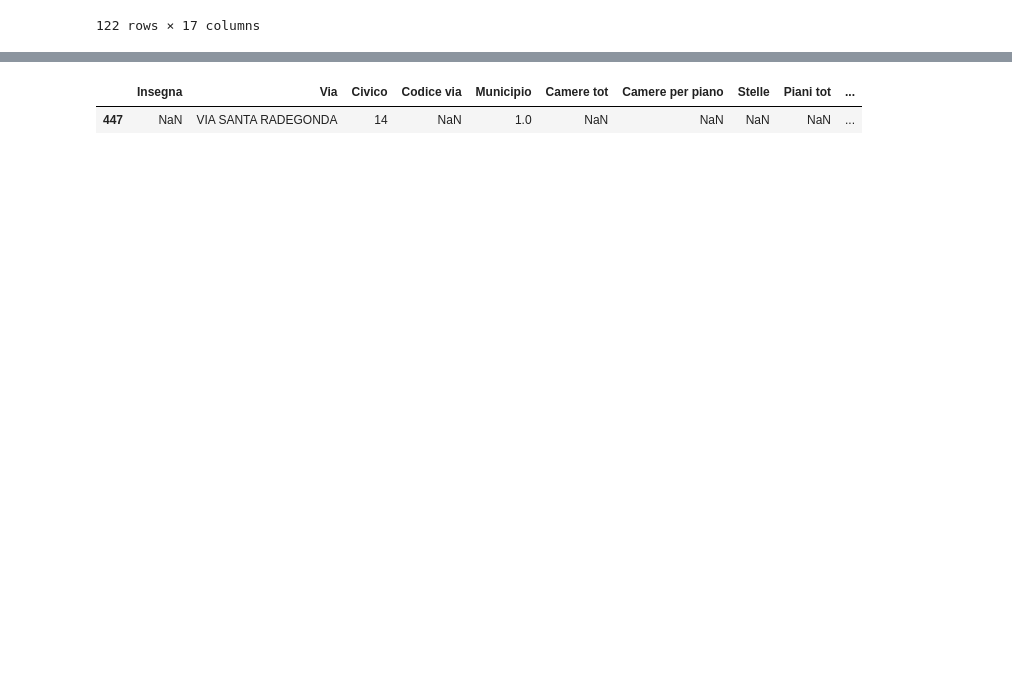
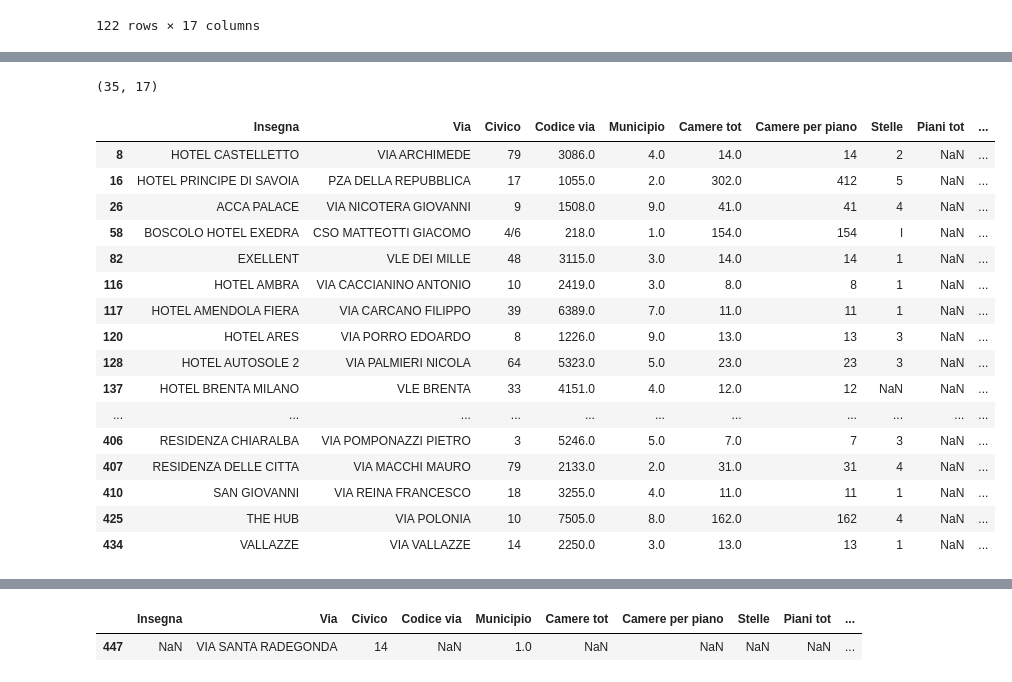
Before and after one commit to silviamacchi/DataQuality_project, a Jupyter notebook: Script_Silvia.ipynb, the cells around one changed output, grey strips where cells are left out. Saved outputs shown, nothing was run; the diff lists cells and outputs as text; code cells hidden in the pictures; blank space fills up the shorter version.

Commit message:
Finished cleaning piani tot

```diff
--- a/Script_Silvia.ipynb
+++ b/Script_Silvia.ipynb
@@ -655,3 +684,29 @@ df_tot_na
+# %%
+df_tot_na = count[(count['numero piani'].isna()&((count['count_piani_elenco'].isna()))&(
+    (count['count_piani_camere'].notna()) |
+    (count['count_piani_letti'].notna())))
+]
+print(df_tot_na.shape)
+df_tot_na
+# %% [output]
+(35, 17)
+|  | Insegna | Via | Civico | Codice via | Municipio | Camere tot | Camere per piano | Stelle | Piani tot | ... |
+| 8 | HOTEL CASTELLETTO | VIA ARCHIMEDE | 79 | 3086.0 | 4.0 | 14.0 | 14 | 2 | NaN | ... |
+| 16 | HOTEL PRINCIPE DI SAVOIA | PZA DELLA REPUBBLICA | 17 | 1055.0 | 2.0 | 302.0 | 412 | 5 | NaN | ... |
+| 26 | ACCA PALACE | VIA NICOTERA GIOVANNI | 9 | 1508.0 | 9.0 | 41.0 | 41 | 4 | NaN | ... |
+| 58 | BOSCOLO HOTEL EXEDRA | CSO MATTEOTTI GIACOMO | 4/6 | 218.0 | 1.0 | 154.0 | 154 | l | NaN | ... |
+| 82 | EXELLENT | VLE DEI MILLE | 48 | 3115.0 | 3.0 | 14.0 | 14 | 1 | NaN | ... |
+| 116 | HOTEL AMBRA | VIA CACCIANINO ANTONIO | 10 | 2419.0 | 3.0 | 8.0 | 8 | 1 | NaN | ... |
+| 117 | HOTEL AMENDOLA FIERA | VIA CARCANO FILIPPO | 39 | 6389.0 | 7.0 | 11.0 | 11 | 1 | NaN | ... |
+| 120 | HOTEL ARES | VIA PORRO EDOARDO | 8 | 1226.0 | 9.0 | 13.0 | 13 | 3 | NaN | ... |
+| 128 | HOTEL AUTOSOLE 2 | VIA PALMIERI NICOLA | 64 | 5323.0 | 5.0 | 23.0 | 23 | 3 | NaN | ... |
+| 137 | HOTEL BRENTA MILANO | VLE BRENTA | 33 | 4151.0 | 4.0 | 12.0 | 12 | NaN | NaN | ... |
+| ... | ... | ... | ... | ... | ... | ... | ... | ... | ... | ... |
+| 406 | RESIDENZA CHIARALBA | VIA POMPONAZZI PIETRO | 3 | 5246.0 | 5.0 | 7.0 | 7 | 3 | NaN | ... |
+| 407 | RESIDENZA DELLE CITTA | VIA MACCHI MAURO | 79 | 2133.0 | 2.0 | 31.0 | 31 | 4 | NaN | ... |
+| 410 | SAN GIOVANNI | VIA REINA FRANCESCO | 18 | 3255.0 | 4.0 | 11.0 | 11 | 1 | NaN | ... |
+| 425 | THE HUB | VIA POLONIA | 10 | 7505.0 | 8.0 | 162.0 | 162 | 4 | NaN | ... |
+| 434 | VALLAZZE | VIA VALLAZZE | 14 | 2250.0 | 3.0 | 13.0 | 13 | 1 | NaN | ... |
 # %%
 # --- 1. Trovare il Valore di Riferimento Non Nullo ---
 
```
Also changed, not shown: parts of 23 cells of this notebook, 1 other file.
